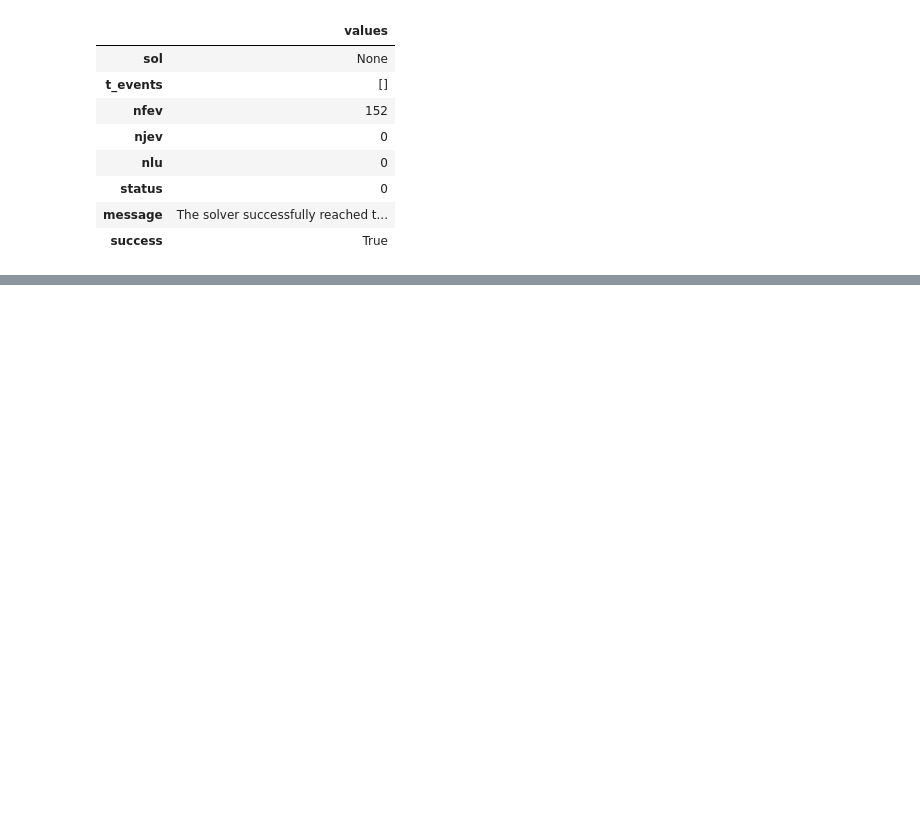
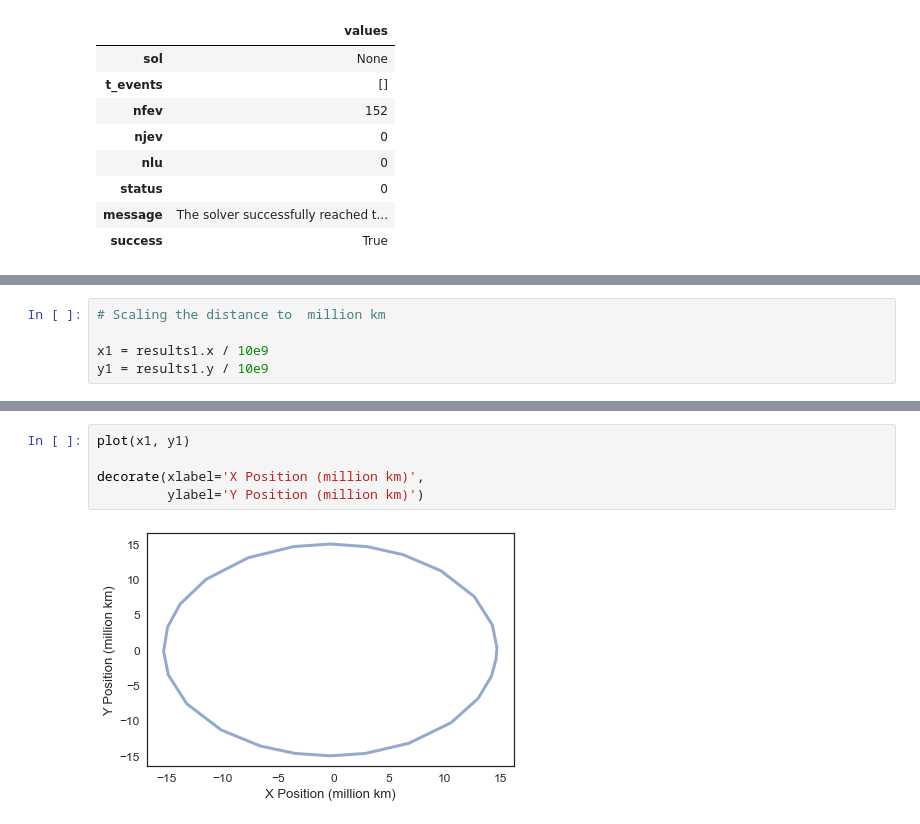
Before and after one commit to ThomasJagielski/ModSimPy, a Jupyter notebook: code/orbit_homework.ipynb, the cells around one changed output, grey strips where cells are left out. Drawn from its saved outputs; the diff is of its cells as text; blank space fills up the shorter version.

```diff
--- a/code/orbit_homework.ipynb
+++ b/code/orbit_homework.ipynb
@@ -222,0 +235,5 @@ decorate(xlabel='Time (day)',
+# %%
+# Scaling the distance to  million km
+
+x1 = results1.x / 10e9
+y1 = results1.y / 10e9
@@ -222,0 +258,7 @@ decorate(xlabel='Time (day)',
+# %%
+plot(x1, y1)
+
+decorate(xlabel='X Position (million km)',
+         ylabel='Y Position (million km)')
+# %% [output]
+[figure, added]
```
Also changed, not shown: parts of 7 cells of this notebook.
